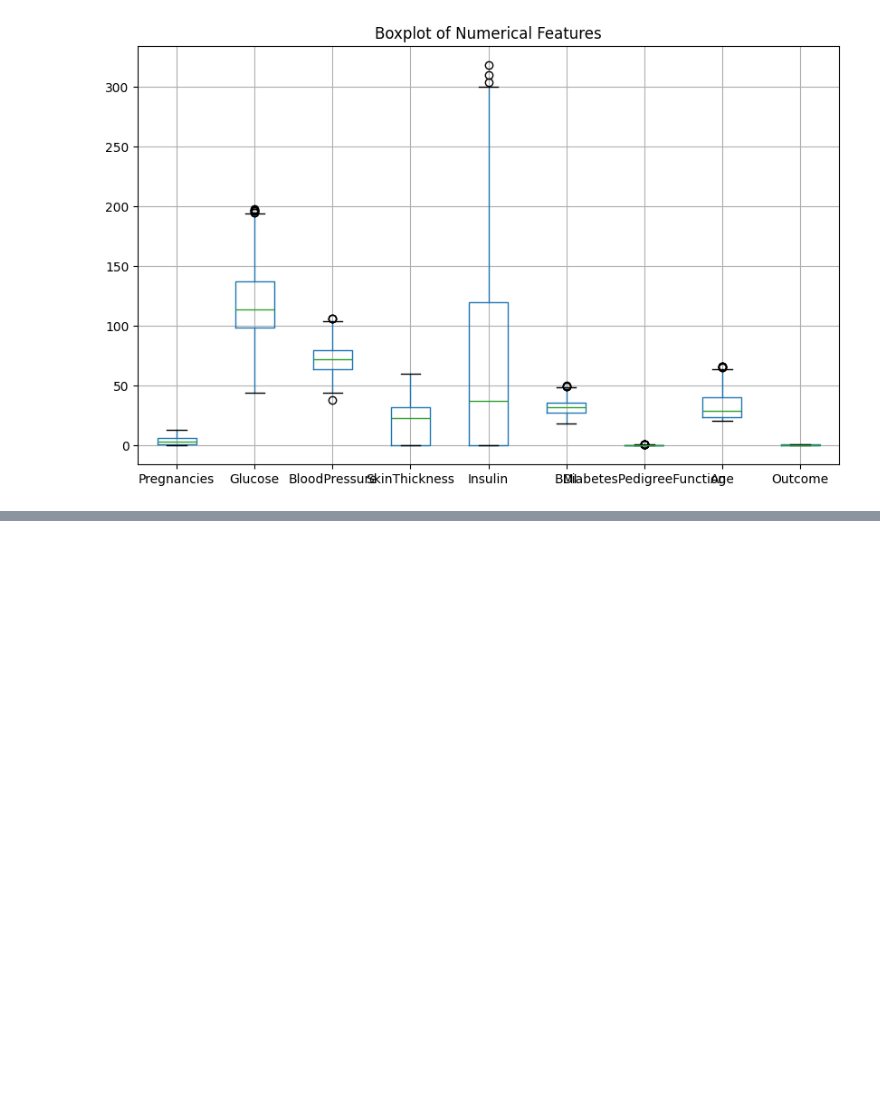
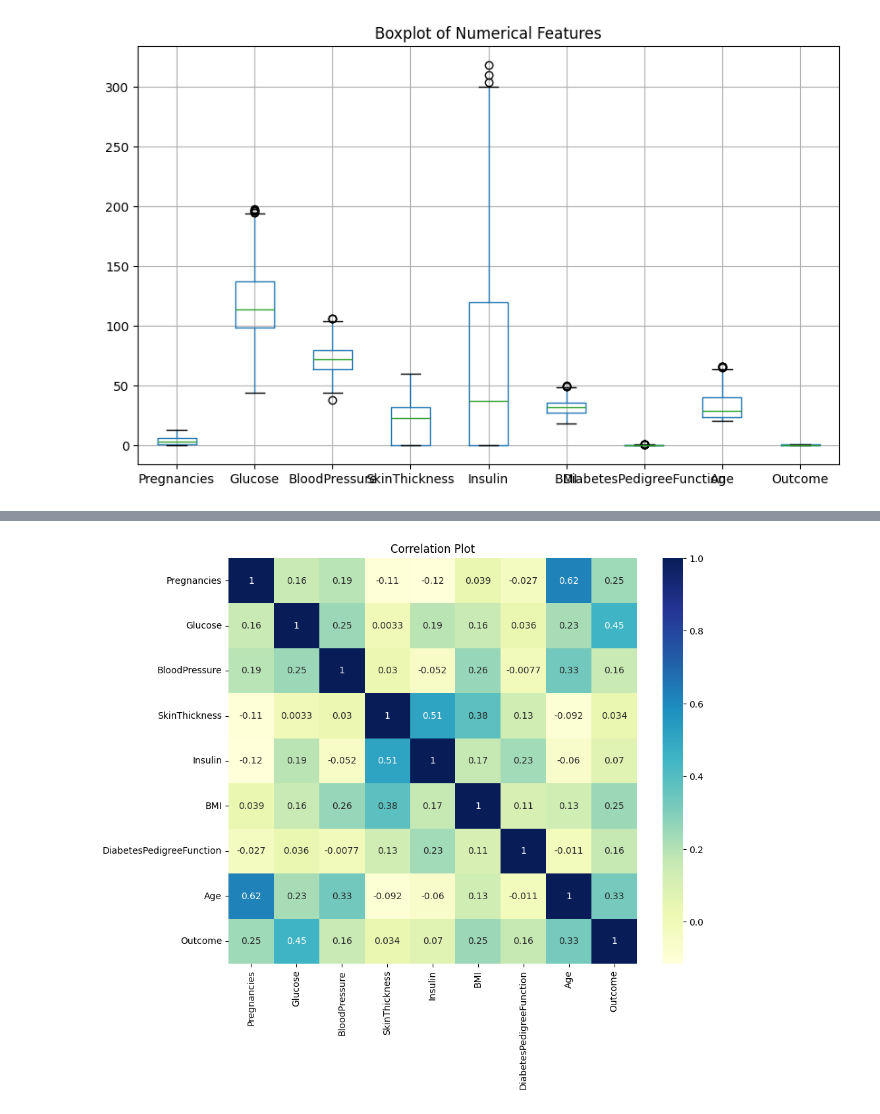
Before and after one commit to NgugiLianne/Diabetes, a Jupyter notebook: Dataset/Analysis.ipynb, the cells around one changed output, grey strips where cells are left out. Saved outputs shown, nothing was run; the diff lists cells and outputs as text; code cells hidden in the pictures; blank space fills up the shorter version.

```diff
--- a/Dataset/Analysis.ipynb
+++ b/Dataset/Analysis.ipynb
@@ -241,0 +303,11 @@ plt.show()
+# %%
+
+# Get correlation between numerical columns
+corr = diabetes_df_cleaned_1.select_dtypes(include=['float64', 'int64']).corr()
+# Create a correlation plot
+plt.figure(figsize=(10, 8))
+sns.heatmap(corr, annot=True, cmap="YlGnBu")
+plt.title("Correlation Plot")
+plt.show()
+# %% [output]
+[figure, added]
```
Also changed, not shown: parts of 11 cells of this notebook.
